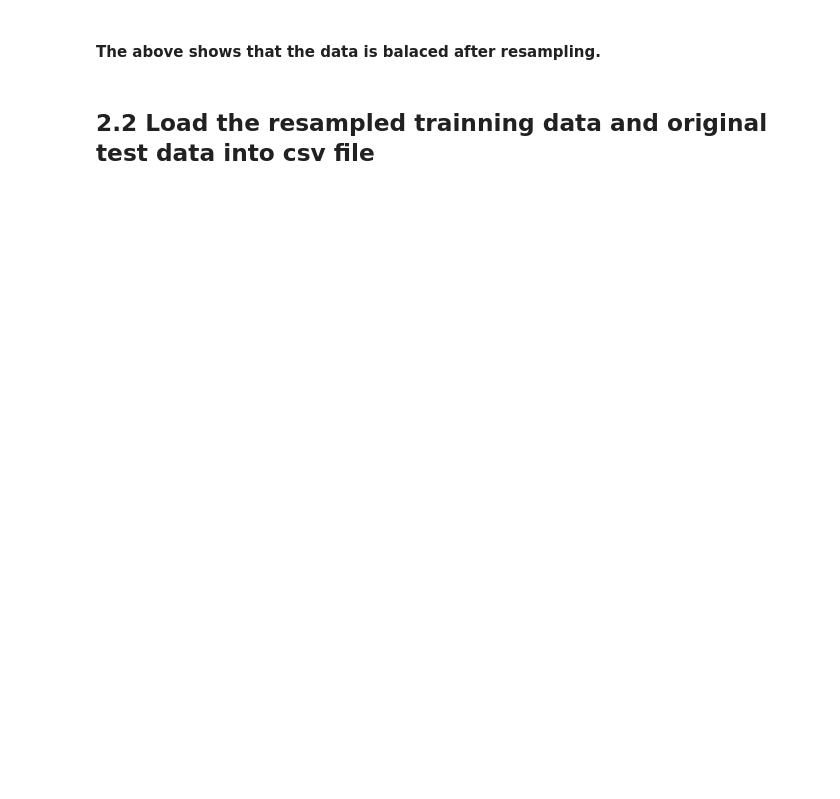
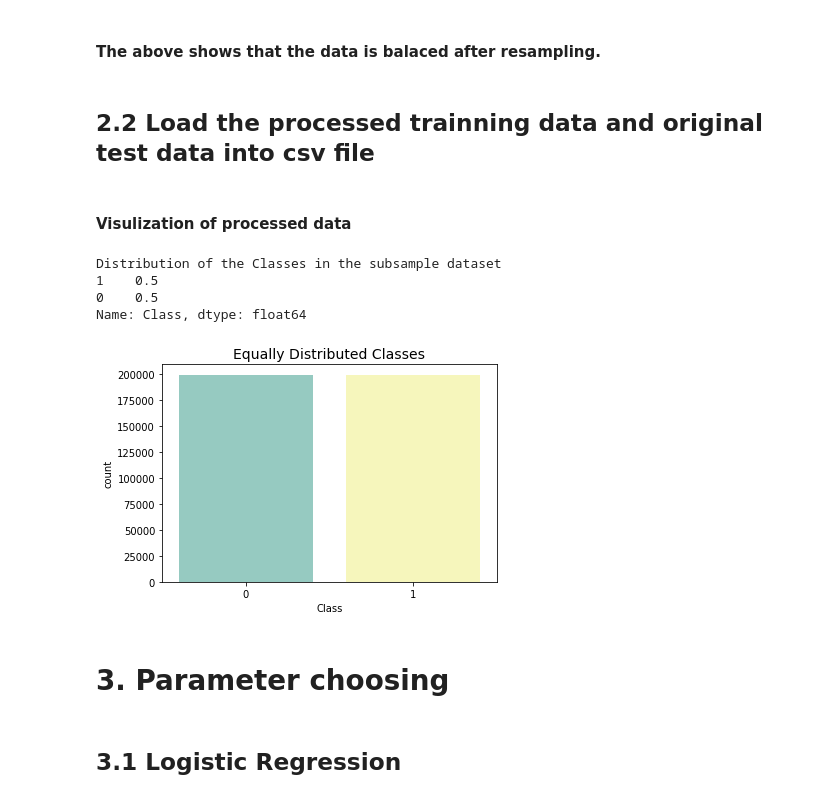
Before and after one commit to XiaoqianZhu1997/PHBS_MLF_2018, a Jupyter notebook: ipynb file/ml_project.ipynb, the cells around one changed output. Cells and saved outputs as stored; diff of their text form; code cells hidden in the pictures; blank space fills up the shorter version.

```diff
--- a/ipynb file/ml_project.ipynb
+++ b/ipynb file/ml_project.ipynb
@@ -206,5 +225,5 @@ Proportion of fraud data in oversampled data is: 0.5
 # %% [markdown]
 #### The above shows that the data is balaced after resampling.
 # %% [markdown]
-## 2.2 Load the resampled trainning data and original test data into csv file
+## 2.2 Load the processed trainning data and original test data into csv file
 # %%
@@ -212,3 +231,22 @@ newtraindata=pd.concat([os_data_X,os_data_y],axis=1)
 newtestdata=pd.concat([data_test_X,data_test_y],axis=1)
 newtraindata.to_csv('/Users/zhuxiaoxi/Desktop/module 5⃣️/ML/project/数据/SMOTE_train.csv',sep=',')
 newtestdata.to_csv('/Users/zhuxiaoxi/Desktop/module 5⃣️/ML/project/数据/SMOTE_test.csv',sep=',')
+# %%
+new_train_df = pd.read_csv("/Users/zhuxiaoxi/Desktop/module 5⃣️/ML/project/数据/SMOTE_train.csv")
+# %% [markdown]
+#### Visulization of processed data
+# %%
+print('Distribution of the Classes in the subsample dataset')
+print(new_train_df['Class'].value_counts()/len(new_train_df))
+
+sns.countplot('Class', data=new_train_df,palette="Set3")
+plt.title('Equally Distributed Classes', fontsize=14)
+plt.show()
+# %% [output]
+Distribution of the Classes in the subsample dataset
+1    0.5
+0    0.5
+Name: Class, dtype: float64
+[figure, added]
+# %% [markdown]
+# 3. Parameter choosing
@@ -214,0 +261,2 @@ newtestdata.to_csv('/Users/zhuxiaoxi/Desktop/module 5⃣️/ML/project/数据/SM
+# %% [markdown]
+## 3.1 Logistic Regression
```
Also changed, not shown: parts of 43 cells of this notebook, 1 other file.
